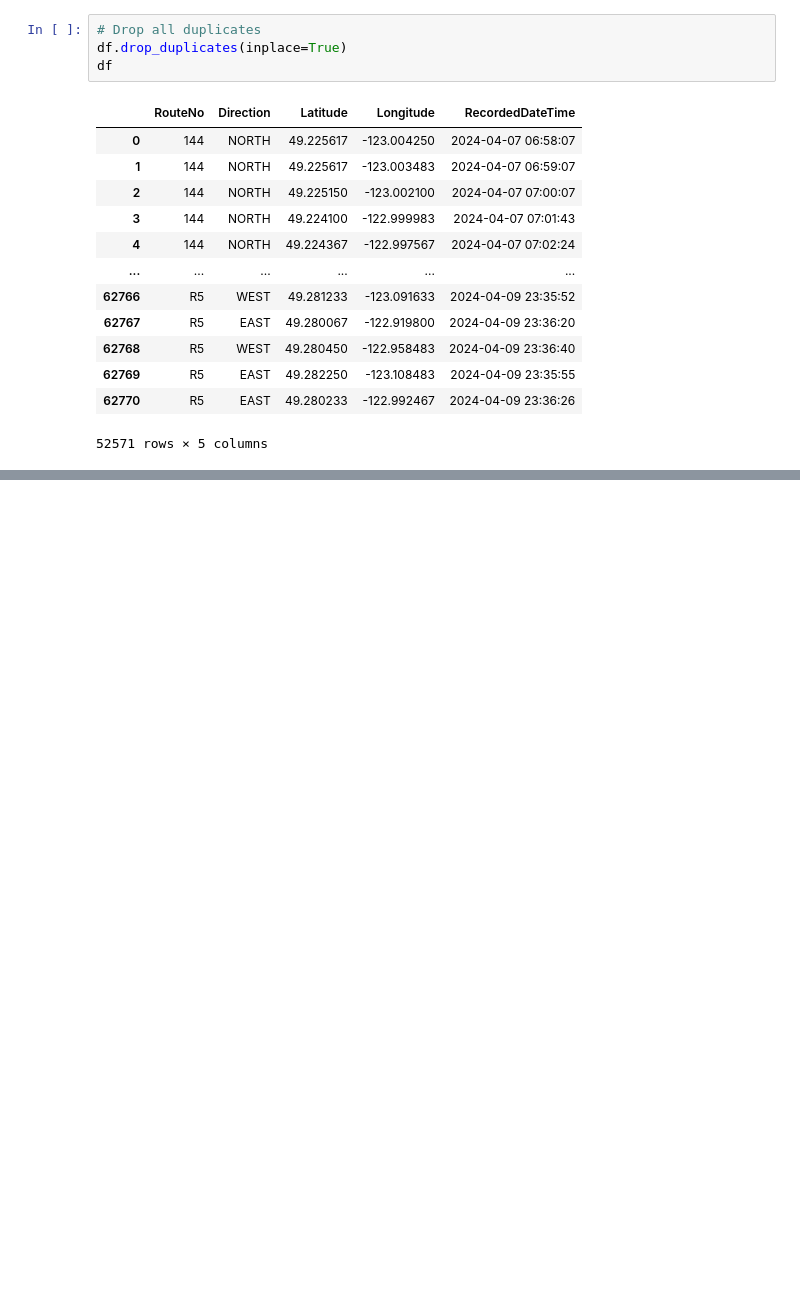
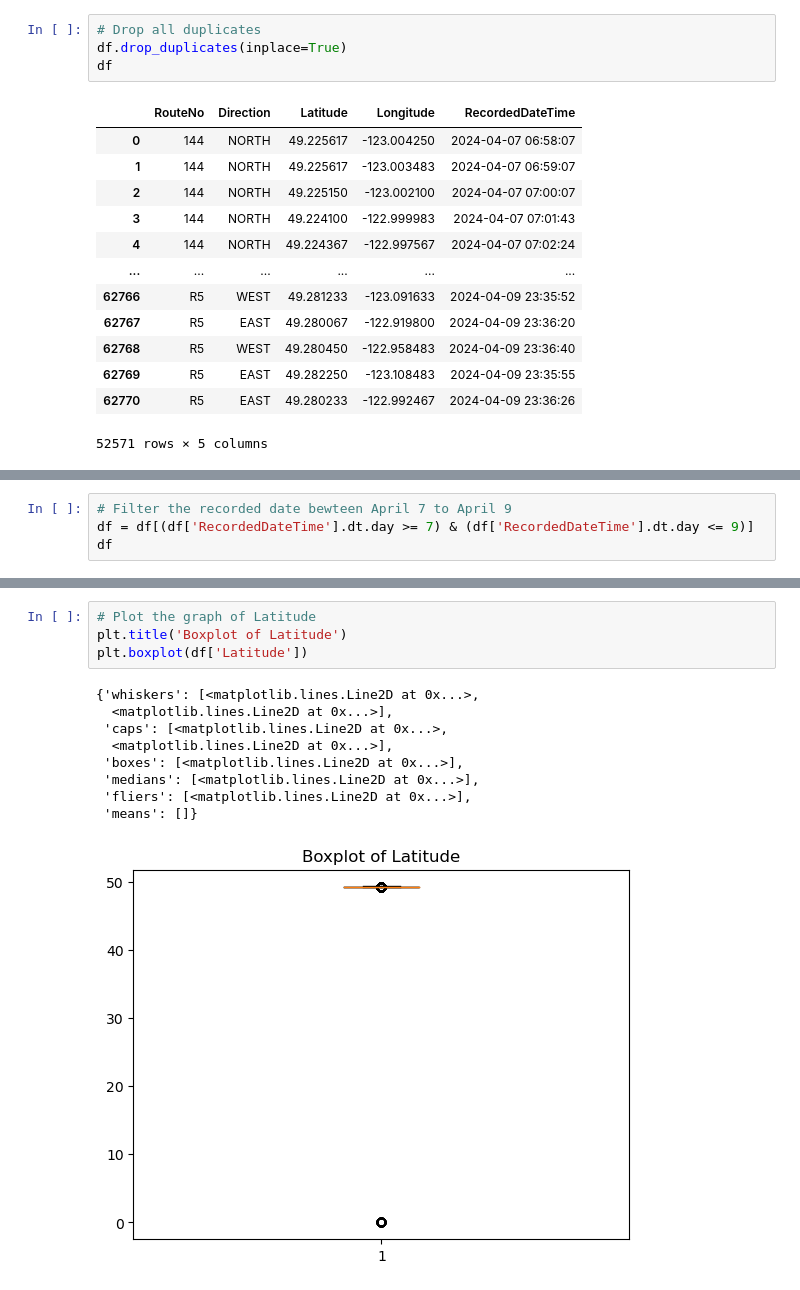
Before and after one commit to NormanCao2702/Transit-Analysis, a Jupyter notebook: GTFS_Real_Time_Data/clean_real_time_data.ipynb, the cells around one changed output, grey strips where cells are left out. Saved outputs shown, nothing was run; the diff lists cells and outputs as text; blank space fills up the shorter version.

```diff
--- a/GTFS_Real_Time_Data/clean_real_time_data.ipynb
+++ b/GTFS_Real_Time_Data/clean_real_time_data.ipynb
@@ -118,0 +121,4 @@ df
+# %%
+# Filter the recorded date bewteen April 7 to April 9
+df = df[(df['RecordedDateTime'].dt.day >= 7) & (df['RecordedDateTime'].dt.day <= 9)]
+df
@@ -118,0 +162,14 @@ df
+# %%
+# Plot the graph of Latitude
+plt.title('Boxplot of Latitude')
+plt.boxplot(df['Latitude'])
+# %% [output]
+{'whiskers': [<matplotlib.lines.Line2D at 0x...>,
+  <matplotlib.lines.Line2D at 0x...>],
+ 'caps': [<matplotlib.lines.Line2D at 0x...>,
+  <matplotlib.lines.Line2D at 0x...>],
+ 'boxes': [<matplotlib.lines.Line2D at 0x...>],
+ 'medians': [<matplotlib.lines.Line2D at 0x...>],
+ 'fliers': [<matplotlib.lines.Line2D at 0x...>],
+ 'means': []}
+[figure, added]
```
Also changed, not shown: parts of 15 cells of this notebook, 2 other files.
